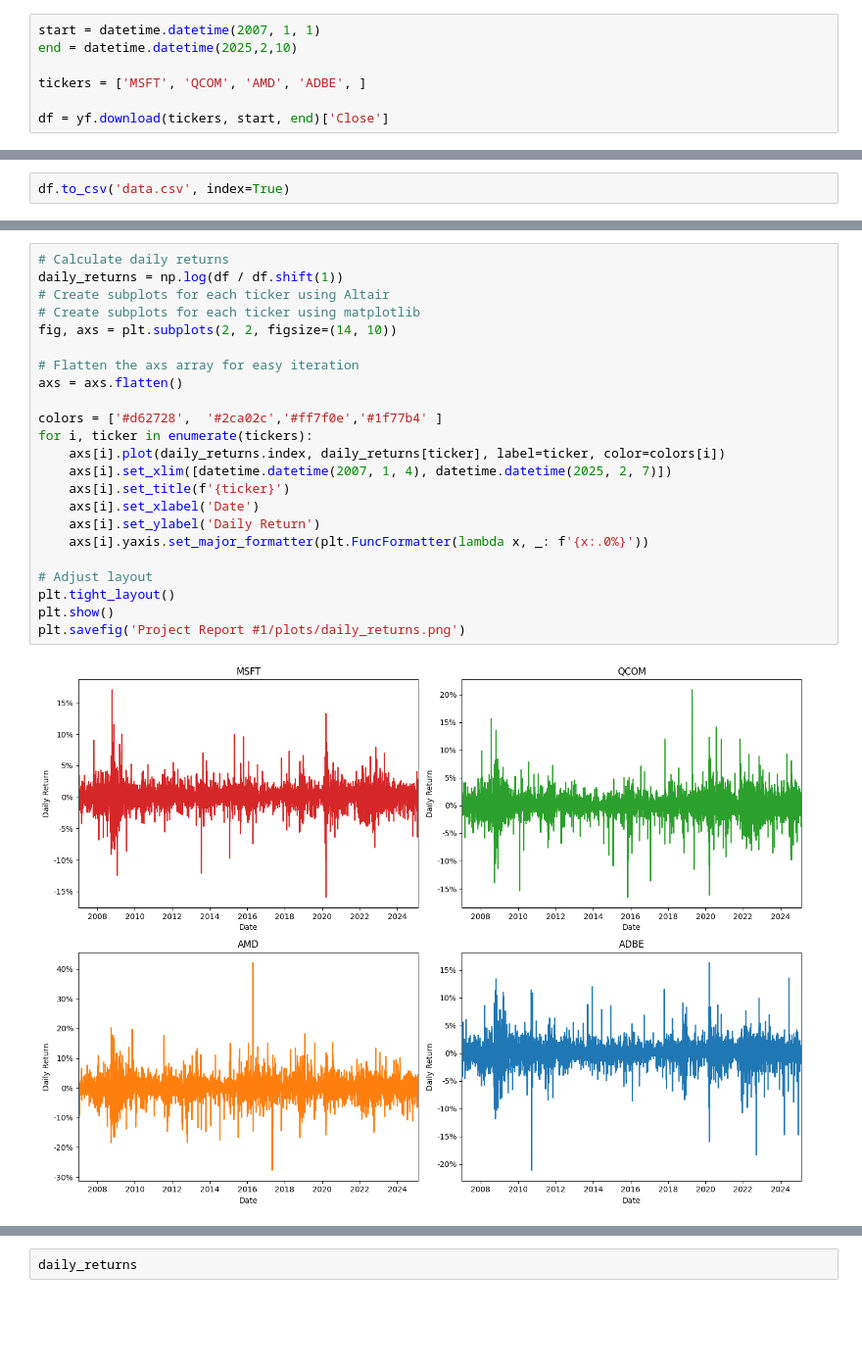
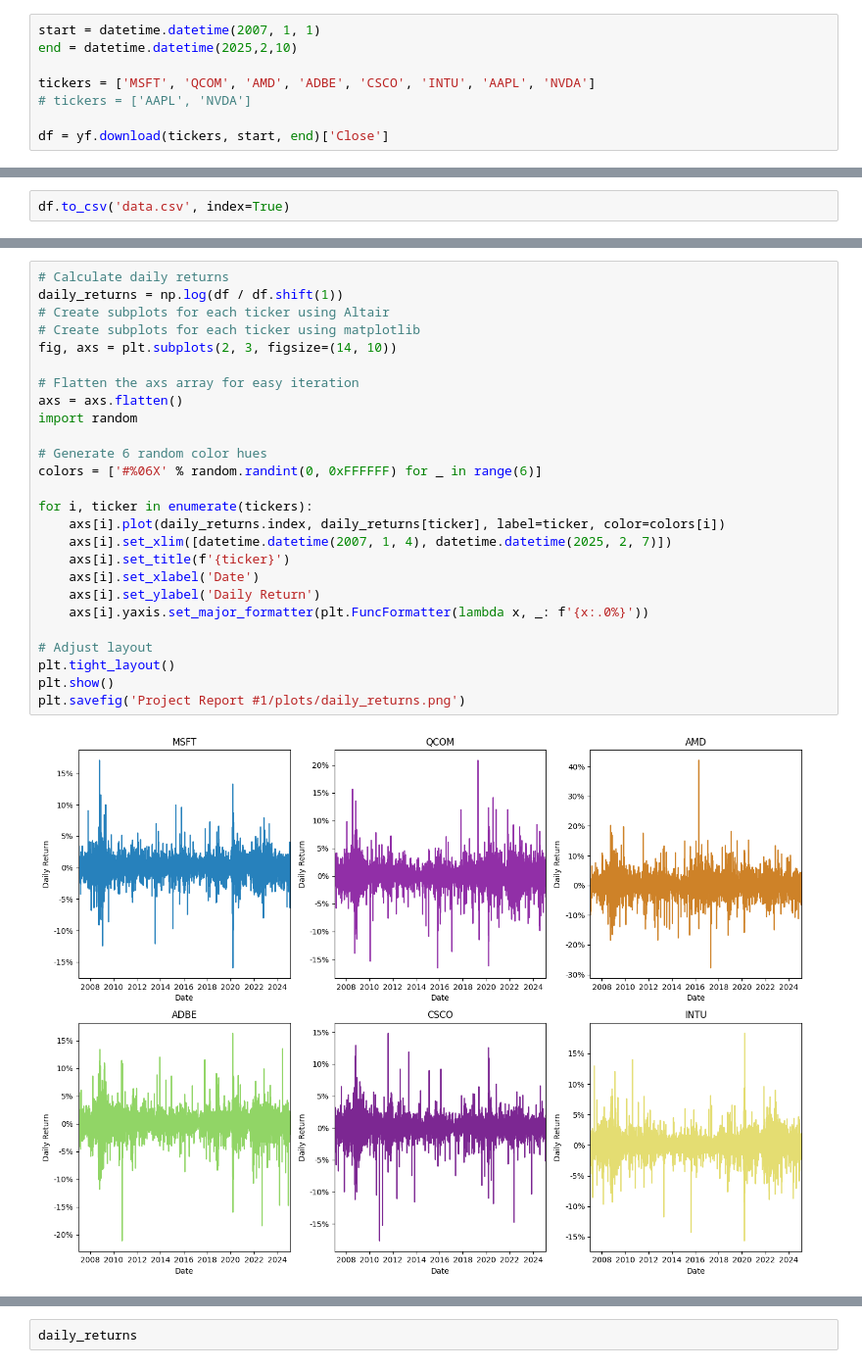
Before and after one commit to KidQuant/FA542-Project, a Jupyter notebook: data.ipynb, the cells around one changed output, grey strips where cells are left out. Shown at 98% size. Drawn from its saved outputs; the diff is of its cells as text; blank space fills up the shorter version.

```diff
--- a/data.ipynb
+++ b/data.ipynb
@@ -18,7 +18,8 @@ DataTransformerRegistry.enable('default')
 start = datetime.datetime(2007, 1, 1)
 end = datetime.datetime(2025,2,10)
 
-tickers = ['MSFT', 'QCOM', 'AMD', 'ADBE', ]
+tickers = ['MSFT', 'QCOM', 'AMD', 'ADBE', 'CSCO', 'INTU', 'AAPL', 'NVDA']
+# tickers = ['AAPL', 'NVDA']
 
 df = yf.download(tickers, start, end)['Close']
 # %% [output]
@@ -69,28 +88,31 @@ chart.save('Project Report #1/plots/cumulative_returns.png')
 # %%
 # Calculate daily returns
 daily_returns = np.log(df / df.shift(1))
 # Create subplots for each ticker using Altair
 # Create subplots for each ticker using matplotlib
-fig, axs = plt.subplots(2, 2, figsize=(14, 10))
+fig, axs = plt.subplots(2, 3, figsize=(14, 10))
 
 # Flatten the axs array for easy iteration
 axs = axs.flatten()
+import random
 
-colors = ['#d62728',  '#2ca02c','#ff7f0e','#1f77b4' ]
+# Generate 6 random color hues
+colors = ['#%06X' % random.randint(0, 0xFFFFFF) for _ in range(6)]
+
 for i, ticker in enumerate(tickers):
     axs[i].plot(daily_returns.index, daily_returns[ticker], label=ticker, color=colors[i])
     axs[i].set_xlim([datetime.datetime(2007, 1, 4), datetime.datetime(2025, 2, 7)])
     axs[i].set_title(f'{ticker}')
     axs[i].set_xlabel('Date')
     axs[i].set_ylabel('Daily Return')
     axs[i].yaxis.set_major_formatter(plt.FuncFormatter(lambda x, _: f'{x:.0%}'))
 
 # Adjust layout
 plt.tight_layout()
 plt.show()
 plt.savefig('Project Report #1/plots/daily_returns.png')
 # %% [output]
-[figure, old version]
+[figure, new version]
 <Figure size 640x480 with 0 Axes>
 # %%
 daily_returns
```
Also changed, not shown: parts of 9 cells of this notebook, 41 other files.
